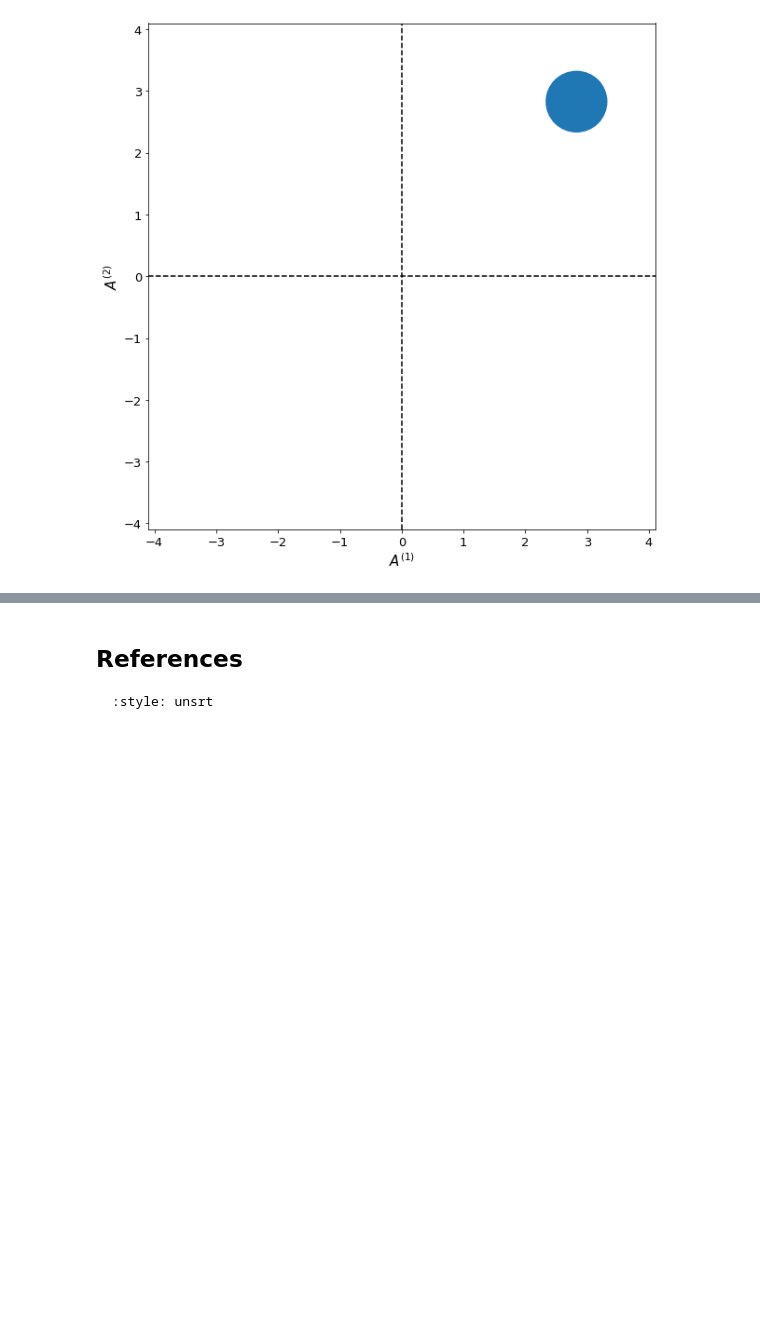
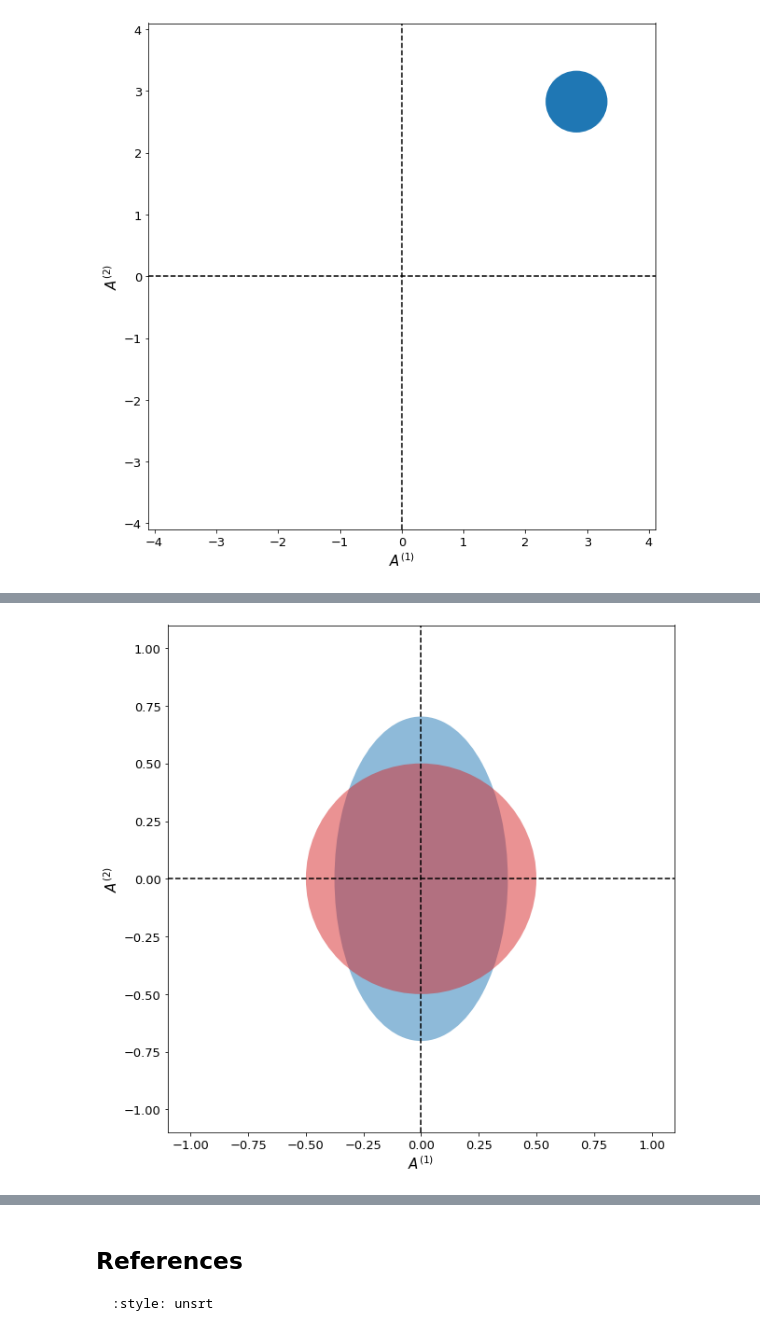
Before and after one commit to dkeathley/6.2410-lab, a Jupyter notebook: chapter-XX-quantum-optics-basics.ipynb, the cells around one changed output, grey strips where cells are left out. Saved outputs shown, nothing was run; the diff lists cells and outputs as text; code cells hidden in the pictures; blank space fills up the shorter version.

```diff
--- a/chapter-XX-quantum-optics-basics.ipynb
+++ b/chapter-XX-quantum-optics-basics.ipynb
@@ -270,0 +302,49 @@ fig.set_size_inches(10, 10)
+# %%
+import matplotlib.pyplot as plt
+import numpy as np
+import matplotlib.patches as mpatches
+
+fig = plt.figure()
+ax = fig.add_subplot()
+
+
+s = 0.25
+delA1 = np.sqrt(1/4 - s*np.sqrt((1 - s**2)/2) + s**2)
+delA2 = np.sqrt(1/4 + s*np.sqrt((1 + s**2)/2) + s**2)
+
+A1 = 0
+A2 = 0
+
+# add a circle
+patch = mpatches.Ellipse((A1, A2), width=delA1*2, height=delA2*2, ec="none", color='tab:blue', alpha=0.5)
+ax.add_patch(patch)
+
+
+s = 0.0
+delA1 = np.sqrt(1/4 - s*np.sqrt((1 - s**2)/2) + s**2)
+delA2 = np.sqrt(1/4 + s*np.sqrt((1 + s**2)/2) + s**2)
+
+A1 = 0
+A2 = 0
+
+# add a circle
+patch = mpatches.Ellipse((A1, A2), width=delA1*2, height=delA2*2, ec="none", color='tab:red', alpha=0.5)
+ax.add_patch(patch)
+
+
+ax.set_xlim(-1.1, 1.1)
+ax.set_ylim(-1.1, 1.1)
+
+ax.set_xlabel('$A^{(1)}$', fontsize=15)
+ax.set_ylabel('$A^{(2)}$', fontsize=15)
+
+ax.axvline(0, color='black', linestyle='--')
+ax.axhline(0, color='black', linestyle='--')
+
+ax.tick_params(labelsize=13)
+
+plt.gca().set_aspect('equal')
+
+fig.set_size_inches(10, 10)
+# %% [output]
+[figure, added]
```
Also changed, not shown: parts of 5 cells of this notebook, 1 other file.
